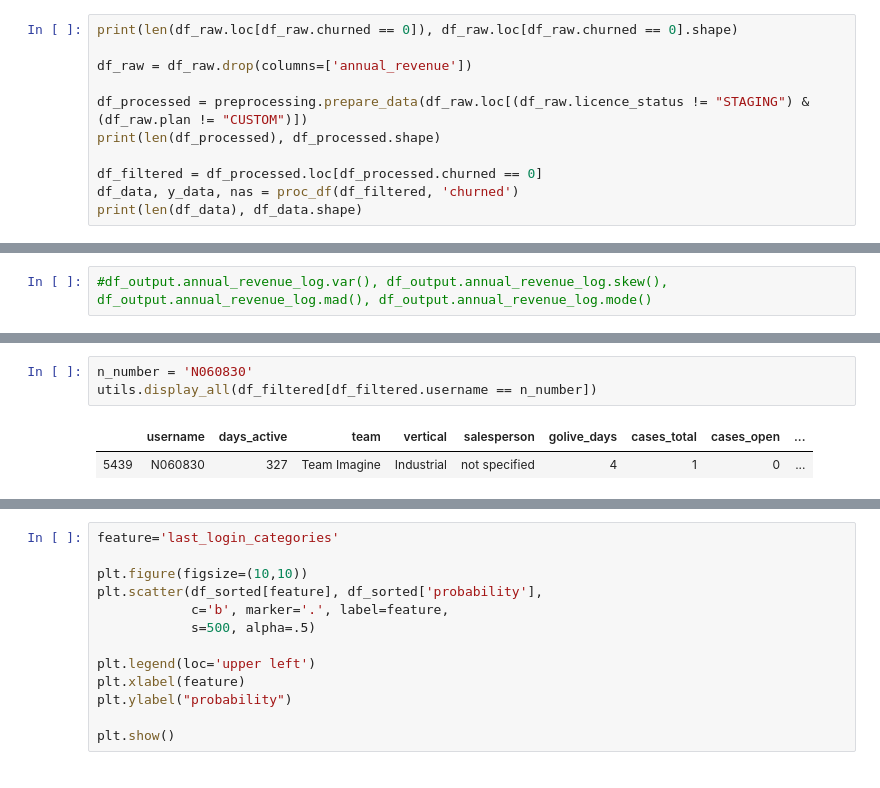
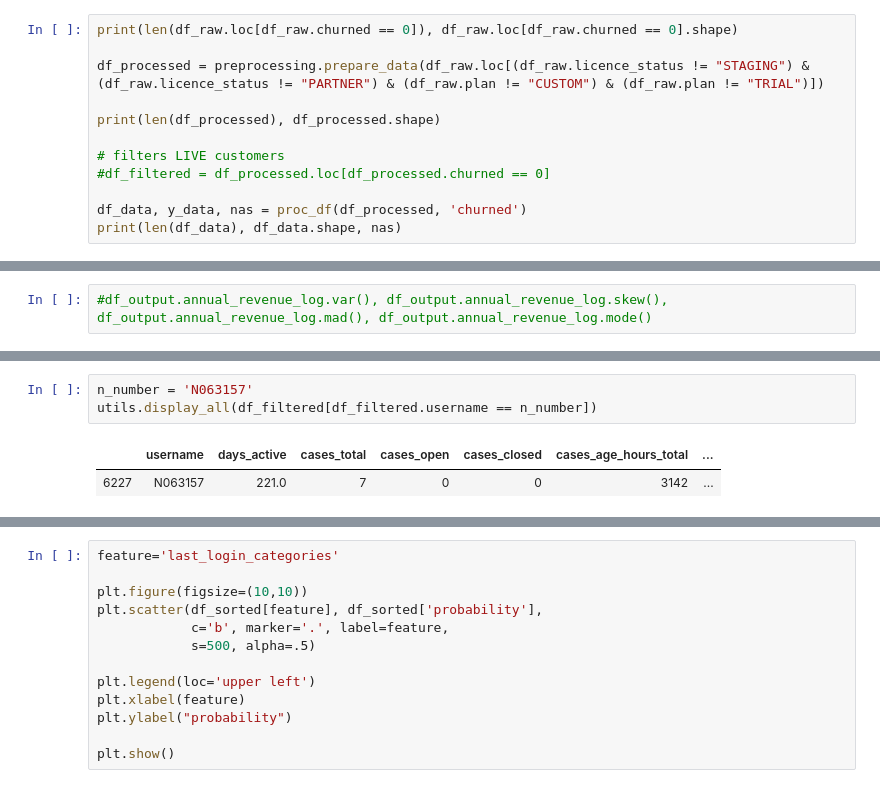
Before and after one commit to justinhennessy/100-days-of-code, a Jupyter notebook: project/churn_inference.ipynb, the cells around one changed output, grey strips where cells are left out. Saved outputs shown, nothing was run; the diff lists cells and outputs as text.

```diff
--- a/project/churn_inference.ipynb
+++ b/project/churn_inference.ipynb
@@ -59,12 +74,13 @@ for url in rubbish_rows:
 # %%
 print(len(df_raw.loc[df_raw.churned == 0]), df_raw.loc[df_raw.churned == 0].shape)
 
-df_raw = df_raw.drop(columns=['annual_revenue'])
+df_processed = preprocessing.prepare_data(df_raw.loc[(df_raw.licence_status != "STAGING") & (df_raw.licence_status != "PARTNER") & (df_raw.plan != "CUSTOM") & (df_raw.plan != "TRIAL")])
 
-df_processed = preprocessing.prepare_data(df_raw.loc[(df_raw.licence_status != "STAGING") & (df_raw.plan != "CUSTOM")])
 print(len(df_processed), df_processed.shape)
 
-df_filtered = df_processed.loc[df_processed.churned == 0]
-df_data, y_data, nas = proc_df(df_filtered, 'churned')
-print(len(df_data), df_data.shape)
+# filters LIVE customers
+#df_filtered = df_processed.loc[df_processed.churned == 0]
+
+df_data, y_data, nas = proc_df(df_processed, 'churned')
+print(len(df_data), df_data.shape, nas)
 # %% [output]
@@ -187,9 +210,9 @@ for i in range(record_count):
 # %%
-n_number = 'N060830'
+n_number = 'N063157'
 utils.display_all(df_filtered[df_filtered.username == n_number])
 # %% [output]
-|  | username | days_active | team | vertical | salesperson | golive_days | cases_total | cases_open | ... |
-| 5439 | N060830 | 327 | Team Imagine | Industrial | not specified | 4 | 1 | 0 | ... |
+|  | username | days_active | cases_total | cases_open | cases_closed | cases_age_hours_total | ... |
+| 6227 | N063157 | 221.0 | 7 | 0 | 0 | 3142 | ... |
 # %%
 from eli5 import show_prediction
 loc_address = df_filtered[df_filtered.username == n_number].index[0]
```
Also changed, not shown: parts of 11 cells of this notebook, 1 other file.
